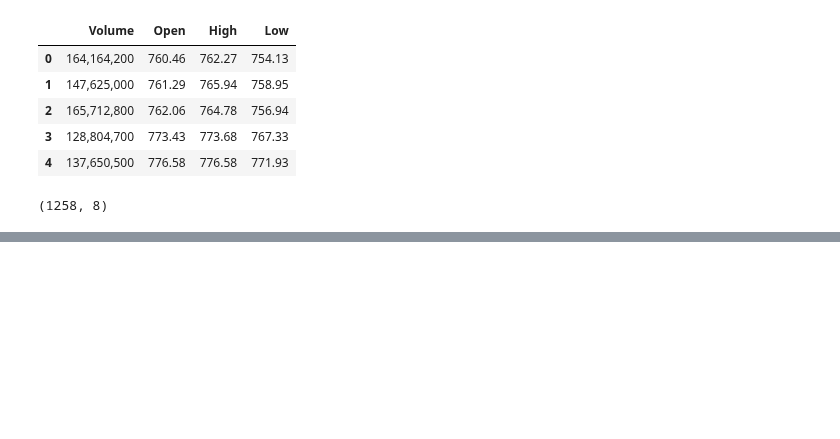
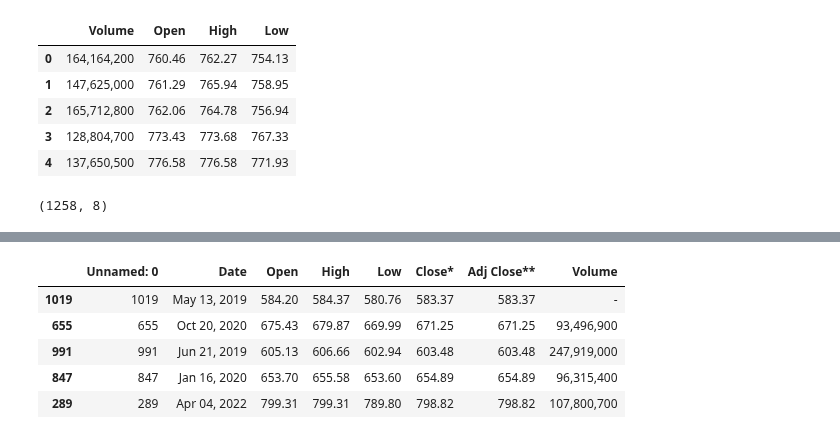
Before and after one commit to ChrisVerg/SmartInvest, a Jupyter notebook: Notebooks/ExampleNotebooks/JC_practice_kernel.ipynb, the cells around one changed output, grey strips where cells are left out. Saved outputs shown, nothing was run; the diff lists cells and outputs as text; code cells hidden in the pictures; blank space fills up the shorter version.

```diff
--- a/Notebooks/ExampleNotebooks/JC_practice_kernel.ipynb
+++ b/Notebooks/ExampleNotebooks/JC_practice_kernel.ipynb
@@ -273,0 +296,11 @@ dtype: object
+# %%
+Consumer_Staples.head()
+Consumer_Staples.tail()
+Consumer_Staples.sample(5)
+# %% [output]
+|  | Unnamed: 0 | Date | Open | High | Low | Close* | Adj Close** | Volume |
+| 1019 | 1019 | May 13, 2019 | 584.20 | 584.37 | 580.76 | 583.37 | 583.37 | - |
+| 655 | 655 | Oct 20, 2020 | 675.43 | 679.87 | 669.99 | 671.25 | 671.25 | 93,496,900 |
+| 991 | 991 | Jun 21, 2019 | 605.13 | 606.66 | 602.94 | 603.48 | 603.48 | 247,919,000 |
+| 847 | 847 | Jan 16, 2020 | 653.70 | 655.58 | 653.60 | 654.89 | 654.89 | 96,315,400 |
+| 289 | 289 | Apr 04, 2022 | 799.31 | 799.31 | 789.80 | 798.82 | 798.82 | 107,800,700 |
```
Also changed, not shown: parts of 23 cells of this notebook.
